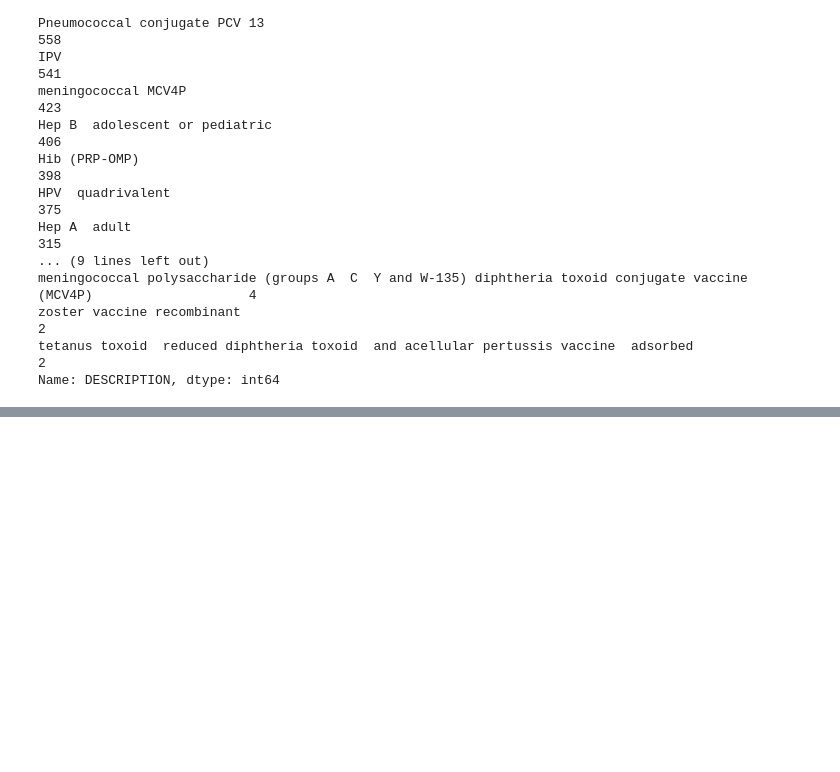
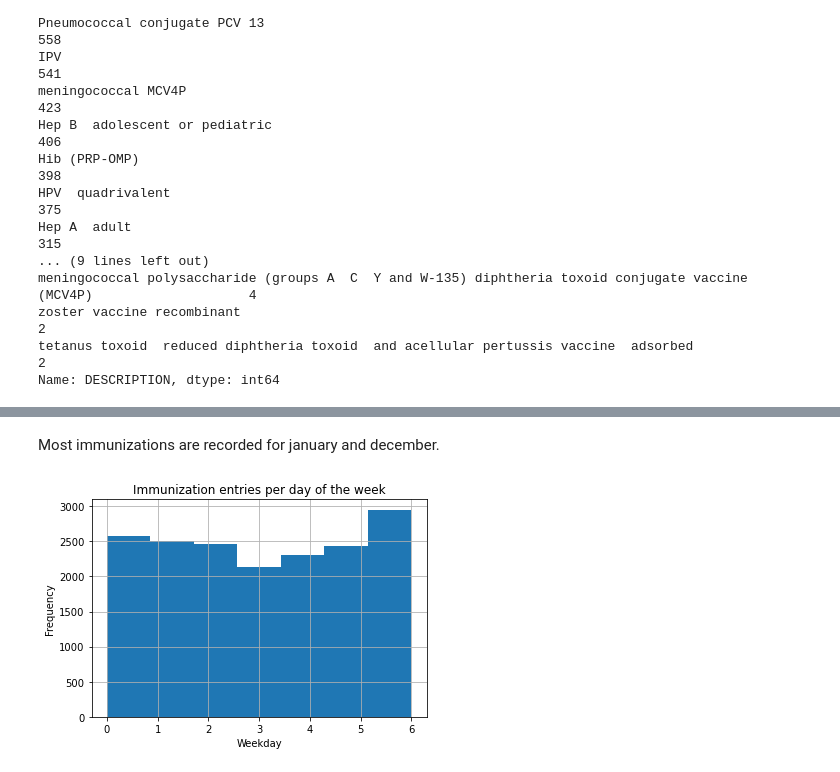
Before and after one commit to bsenst/dtc-de-2023, a Jupyter notebook: notebooks/eda-synthea-dataset.ipynb, the cells around one changed output, grey strips where cells are left out. Saved outputs shown, nothing was run; the diff lists cells and outputs as text; code cells hidden in the pictures; blank space fills up the shorter version.

```diff
--- a/notebooks/eda-synthea-dataset.ipynb
+++ b/notebooks/eda-synthea-dataset.ipynb
@@ -72,0 +110,10 @@ plt.show()
+# %% [markdown]
+Most immunizations are recorded for january and december.
+# %%
+df_dict["immunizations"]["DATE"].dt.weekday.hist(bins=7)
+plt.title("Immunization entries per day of the week")
+plt.xlabel("Weekday")
+plt.ylabel("Frequency")
+plt.show()
+# %% [output]
+[figure, added]
```
Also changed, not shown: parts of 10 cells of this notebook.
